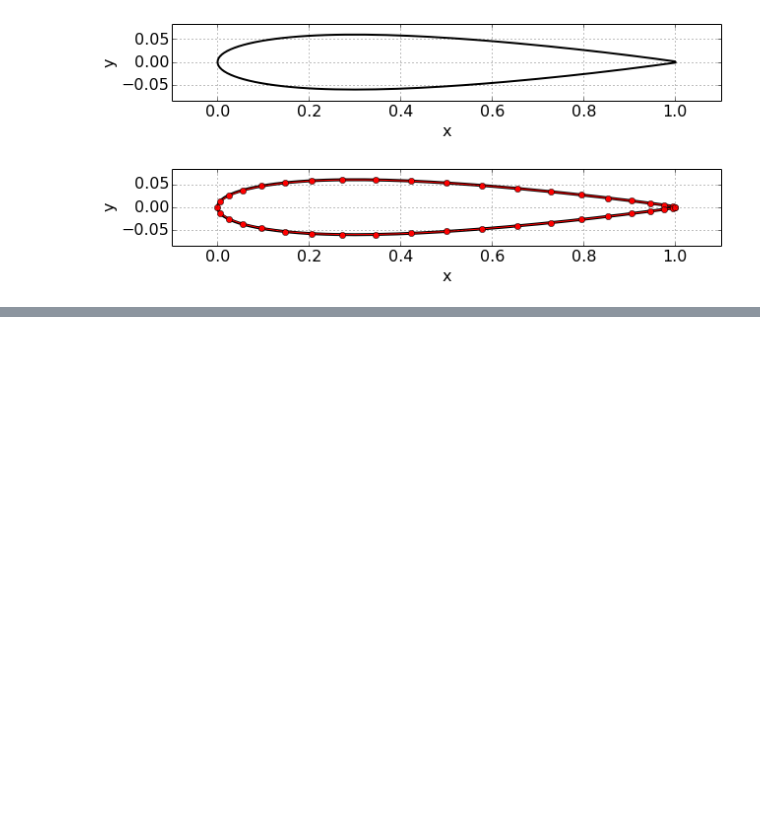
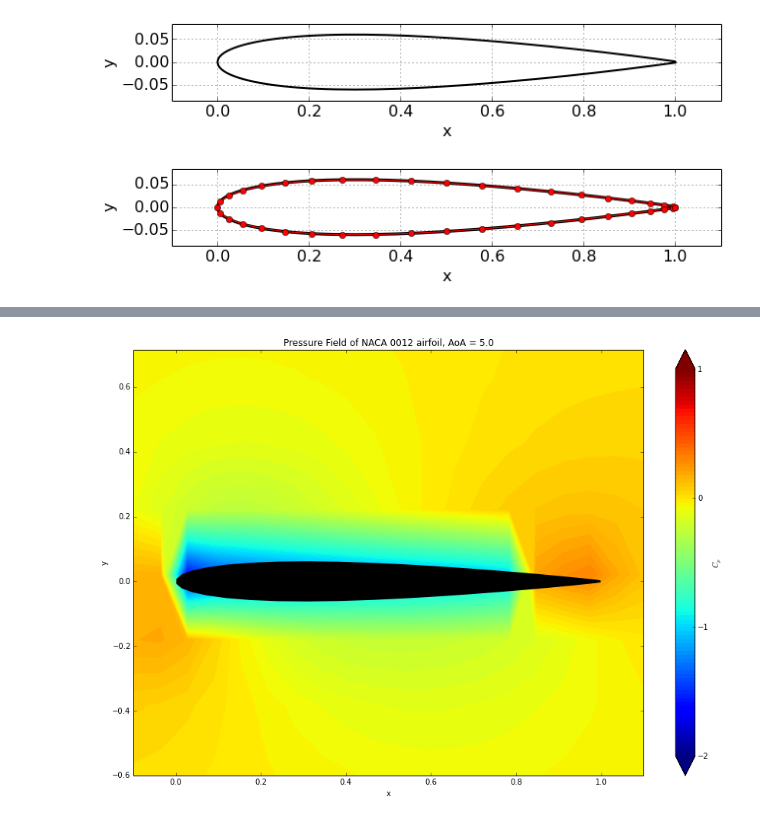
Before and after one commit to cbell14/Aero_Hydro, a Jupyter notebook: 11_Source_Vortex_Panel_Method.ipynb, the cells around one changed output, grey strips where cells are left out. Drawn from its saved outputs; the diff is of its cells as text; code cells hidden in the pictures; blank space fills up the shorter version.

```diff
--- a/11_Source_Vortex_Panel_Method.ipynb
+++ b/11_Source_Vortex_Panel_Method.ipynb
@@ -424,0 +442,19 @@ print '--> Lift Coefficient: C_l = %.3f' % cl
+# %%
+%matplotlib inline
+size=10
+plt.figure(figsize=(1.5*size,size))
+plt.xlabel('x')
+plt.ylabel('y')
+plt.xlim(x_start, x_end)
+plt.ylim(y_start/4, y_end/2)
+plt.title('Pressure Field of NACA 0012 airfoil, AoA = %.1f'\
+    %alpha)
+contf = plt.contourf(X, Y, cp, levels=np.linspace(-2.0,1.0,100),\
+    extend='both')
+cbar = plt.colorbar(contf)
+cbar.set_label('$C_p$')
+cbar.set_ticks([-2.0, -1.0, 0.0, 1.0])
+plt.fill([panel.xc for panel in panels], [panel.yc for panel in\
+    panels], color='k', linestyle='solid', linewidth=2, zorder=2);
+# %% [output]
+[figure, added]
```
Also changed, not shown: parts of 9 cells of this notebook.
